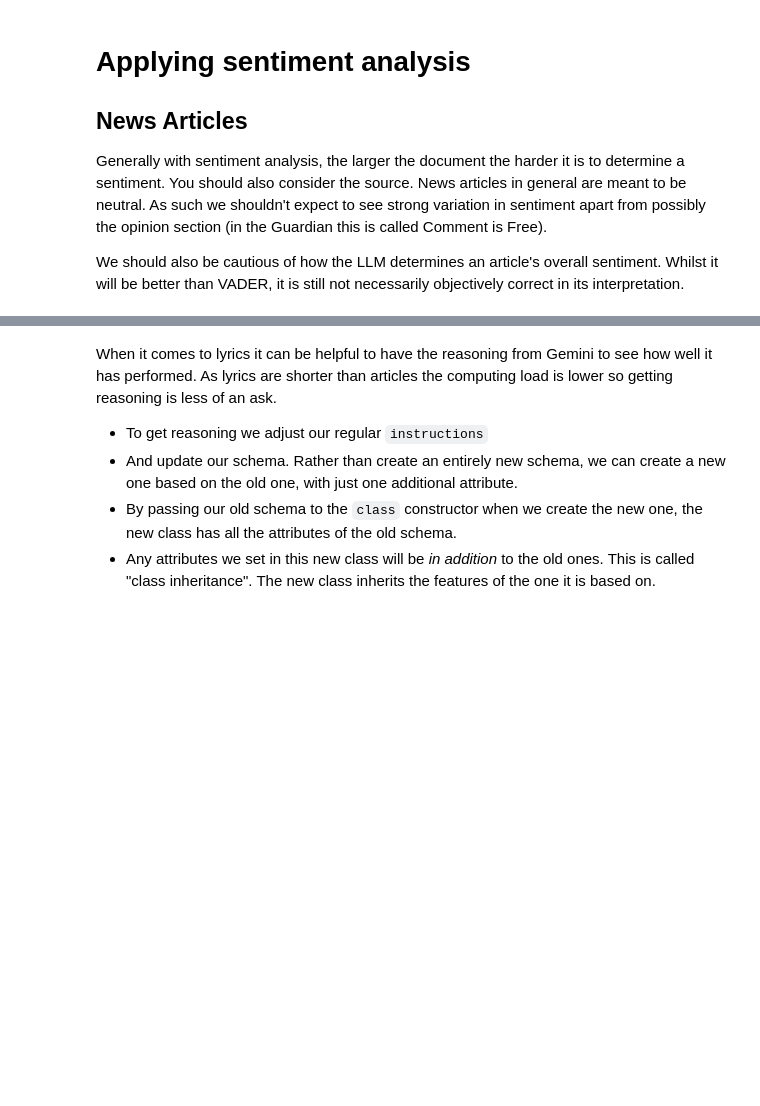
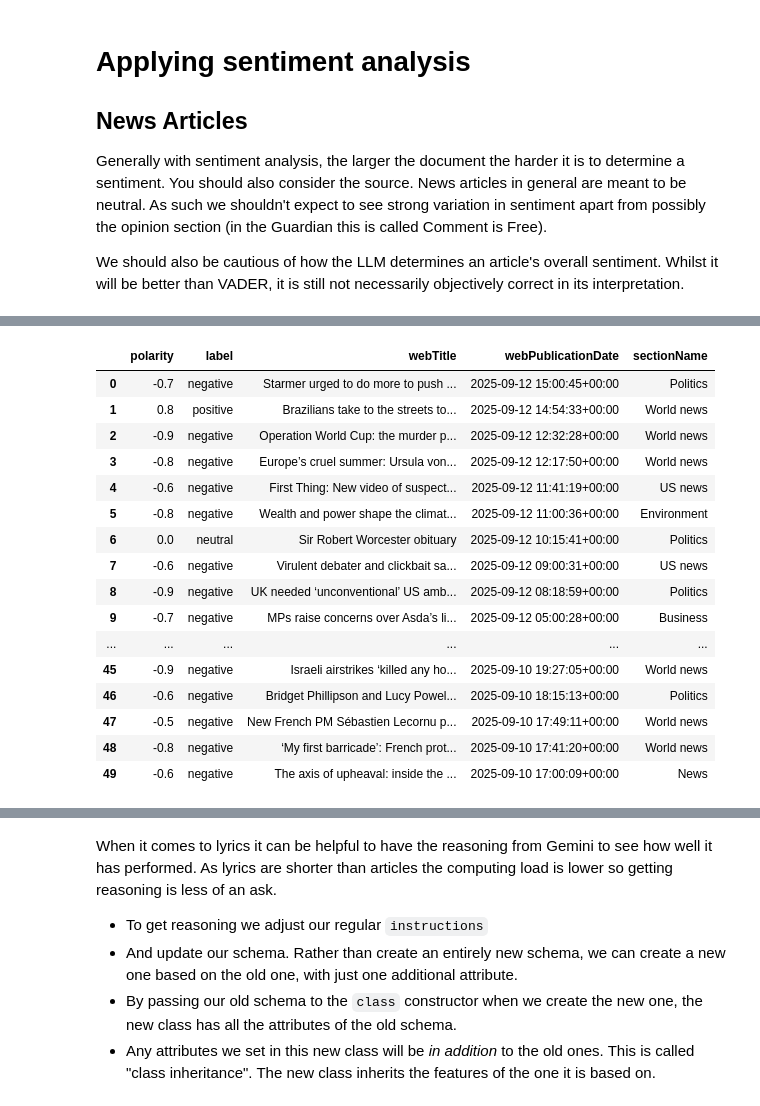
Before and after one commit to Minyall/sc290_materials, a Jupyter notebook: 5_sentiment/5_sentiment_analysis.ipynb, the cells around one changed output, grey strips where cells are left out. Saved outputs shown, nothing was run; the diff lists cells and outputs as text; code cells hidden in the pictures; blank space fills up the shorter version.

Commit message:
Updayes to sentiment workbook structure

```diff
--- a/5_sentiment/5_sentiment_analysis.ipynb
+++ b/5_sentiment/5_sentiment_analysis.ipynb
@@ -186,5 +337,5 @@ class SentimentRecord(BaseModel):
 # Again we wrap our instructions and our json formatted data in the right Part object and create our prompt.
 # Note that because our JSON formatted data is a single string, we don't need to treat each document seperately.
 # The formatting helps gemini identify each individual document.
-prompt = [genai.types.Part(text=instructions)]
-prompt = prompt + [genai.types.Part(text=data_json)]
+prompt = [Part(text=instructions), Part(text=data_json)]
+prompt
@@ -197,6 +355,6 @@ config={'response_mime_type': 'application/json', # forces Gemini to respond wit
 # %%
 
 # we send our request, this time with the config set
-response = api.models.generate_content(model="gemini-2.0-flash", contents=prompt, config=config)
+response = api.models.generate_content(model="gemini-2.5-flash", contents=prompt, config=config)
 # Rather than .text, we ask for the response to be converted based on our schema.
 response.parsed
@@ -289,0 +453,31 @@ table
+# %%
+#*
+# our test data
+sentences = ["That sounds good.", # Positive
+             "I love my new record player", # More Positive
+               "I really hate it when my brother steals my things", # Negative
+                 "I am a human"] # Neutral
+test_df = pd.DataFrame()
+test_df['texts'] = sentences
+
+# our instructions = note we don't ask for reasoning as this uses up our quota.
+n_records = len(test_df['texts'])
+
+instructions = f"""You are a text sentiment analyser that returns polarity scores,
+  where -1 indicates negative sentiment, 0 is neutral and 1 is positive sentiment.
+  You can use decimal values. You have been provided a JSON formatted set of {n_records} records. Each record has an ID number and a sentence.
+  Analyze each provided sentence and assign it a polarity score and a label of positive, neutral or negative. Return a JSON formatted response"""
+
+# our schema
+class SentimentRecord(BaseModel):
+        index:int
+        polarity:float
+        label:str
+
+# Connect to the API and send our request
+
+table = get_gemini_sentiment(api_key=GEMINI_KEY,
+                             instructions=instructions,
+                             texts_column=test_df['texts'],
+                             schema=SentimentRecord)
+table
@@ -295,5 +506,5 @@ Generally with sentiment analysis, the larger the document the harder it is to d
 We should also be cautious of how the LLM determines an article's overall sentiment. Whilst it will be better than VADER, it is still not necessarily objectively correct in its interpretation.
 # %%
 articles = pd.read_parquet('farright_dataset_cleaned.parquet')
-sample = articles.sort_values('webPublicationDate', ascending=False).head(50)
+sample = articles.sort_values('webPublicationDate', ascending=False).head(5)
 sample.info()
@@ -300,10 +529,28 @@ sample.info()
 # %%
-article_sentiment_table = get_gemini_sentiment(api=api,
+article_sentiment_table = get_gemini_sentiment(api_key=GEMINI_KEY,
                              instructions=instructions,
                              texts_column=sample['cleaned_text'],
                              schema=SentimentRecord)
-sentiment_data = article_sentiment_table.merge(articles[['webTitle','webPublicationDate','sectionName']], left_on='index',right_index=True)
+sentiment_data = article_sentiment_table.merge(articles[['webTitle','webPublicationDate','sectionName']], left_index=True,right_index=True)
 sentiment_data
+# %% [output]
+|  | polarity | label | webTitle | webPublicationDate | sectionName |
+| 0 | -0.7 | negative | Starmer urged to do more to push ... | 2025-09-12 15:00:45+00:00 | Politics |
+| 1 | 0.8 | positive | Brazilians take to the streets to... | 2025-09-12 14:54:33+00:00 | World news |
+| 2 | -0.9 | negative | Operation World Cup: the murder p... | 2025-09-12 12:32:28+00:00 | World news |
+| 3 | -0.8 | negative | Europe’s cruel summer: Ursula von... | 2025-09-12 12:17:50+00:00 | World news |
+| 4 | -0.6 | negative | First Thing: New video of suspect... | 2025-09-12 11:41:19+00:00 | US news |
+| 5 | -0.8 | negative | Wealth and power shape the climat... | 2025-09-12 11:00:36+00:00 | Environment |
+| 6 | 0.0 | neutral | Sir Robert Worcester obituary | 2025-09-12 10:15:41+00:00 | Politics |
+| 7 | -0.6 | negative | Virulent debater and clickbait sa... | 2025-09-12 09:00:31+00:00 | US news |
+| 8 | -0.9 | negative | UK needed ‘unconventional’ US amb... | 2025-09-12 08:18:59+00:00 | Politics |
+| 9 | -0.7 | negative | MPs raise concerns over Asda’s li... | 2025-09-12 05:00:28+00:00 | Business |
+| ... | ... | ... | ... | ... | ... |
+| 45 | -0.9 | negative | Israeli airstrikes ‘killed any ho... | 2025-09-10 19:27:05+00:00 | World news |
+| 46 | -0.6 | negative | Bridget Phillipson and Lucy Powel... | 2025-09-10 18:15:13+00:00 | Politics |
+| 47 | -0.5 | negative | New French PM Sébastien Lecornu p... | 2025-09-10 17:49:11+00:00 | World news |
+| 48 | -0.8 | negative | ‘My first barricade’: French prot... | 2025-09-10 17:41:20+00:00 | World news |
+| 49 | -0.6 | negative | The axis of upheaval: inside the ... | 2025-09-10 17:00:09+00:00 | News |
 # %%
 import plotly.express as px
 
```
Also changed, not shown: parts of 37 cells of this notebook.
